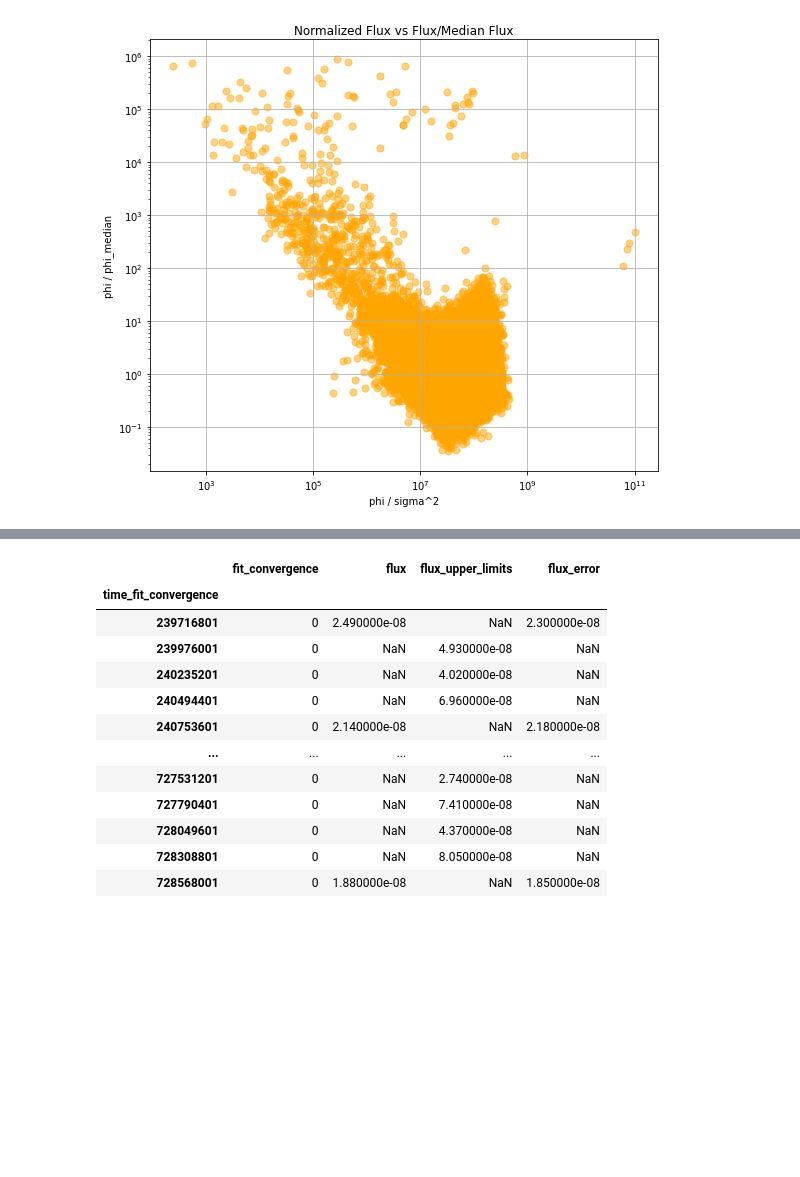
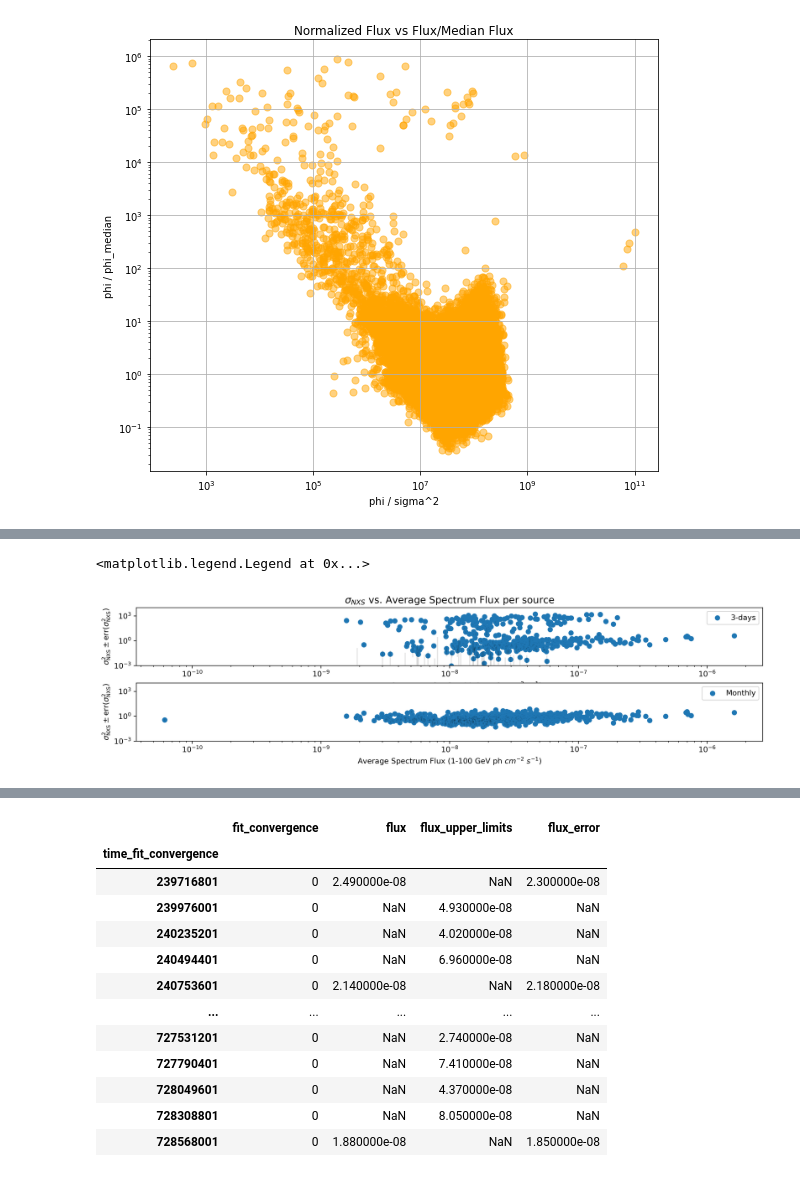
Before and after one commit to luanapassosreis/CTA_AGN_Pop_Variability, a Jupyter notebook: 4LAC_variability_analysis/analyze_4LAC_variability.ipynb, the cells around one changed output, grey strips where cells are left out. Cells and saved outputs as stored; diff of their text form; code cells hidden in the pictures; blank space fills up the shorter version.

```diff
--- a/4LAC_variability_analysis/analyze_4LAC_variability.ipynb
+++ b/4LAC_variability_analysis/analyze_4LAC_variability.ipynb
@@ -875,0 +1094,69 @@ plt.show()
+# %%
+grid = plt.GridSpec(4, 1, wspace=0.4, hspace=0.3)
+
+plt.figure(figsize=(15,7), dpi=300)
+
+
+plt.subplot(grid[0, 0])
+
+plt.scatter(selected_table_3days['Spectrum_Flux_Estimated'], selected_table_3days['Norm_Excess_Variance_Estimated'], label = '3-days')
+plt.errorbar(selected_table_3days['Spectrum_Flux_Estimated'], selected_table_3days['Norm_Excess_Variance_Estimated'], yerr = selected_table_3days['Unc_Norm_Excess_Variance_Estimated'], xerr = None, ls='none', ecolor = 'black', alpha = 0.1)
+
+plt.xscale('log')
+plt.yscale('log')
+# plt.xlim(1e-11,1e-3)
+plt.ylim(1e-3,1e4)
+plt.title('$\sigma_{NXS}$ vs. Average Spectrum Flux per source', fontsize=13)
+plt.ylabel('$\sigma_{\mathrm{NXS}}^{2} \pm \mathrm{err}(\sigma_{\mathrm{NXS}}^{2})$', fontsize=10)
+plt.xlabel('Average Spectrum Flux (1-100 GeV ph $cm^{-2}$ $s^{-1}$)', fontsize=10)
+plt.legend()
+
+
+
+
+plt.subplot(grid[1, 0])
+
+# # plt.scatter(selected_table_3days['Spectrum_Flux_Estimated'], selected_table_3days['Norm_Excess_Variance_Estimated'], label = '3-days')
+# # plt.errorbar(selected_table_3days['Spectrum_Flux_Estimated'], selected_table_3days['Norm_Excess_Variance_Estimated'], yerr = selected_table_3days['Unc_Norm_Excess_Variance_Estimated'], xerr = None, ls='none', ecolor = 'black', alpha = 0.1)
+
+# plt.scatter(spectrum_flux_weekly_Flux1000['Spectrum_Flux'], df_fvar_persource_weekly['Frac_Variability'], label = 'Weekly')
+# # plt.errorbar(spectrum_flux_weekly_Flux1000['Spectrum_Flux'], df_fvar_persource_weekly['Frac_Variability'], yerr = df_fvar_persource_weekly['Unc_Frac_Variability'], xerr = None, ls='none', ecolor = 'black', alpha = 0.1)
+# plt.xscale('log')
+# plt.xlim(1e-11,1e-3)
+# plt.ylim(-5,45)
+# plt.ylabel('F_var (%)', fontsize=10)
+# plt.xlabel('Average Spectrum Flux (1-100 GeV ph $cm^{-2}$ $s^{-1}$)', fontsize=10)
+# plt.legend()
+
+
+
+
+# plt.subplot(grid[2, 0])
+
+plt.scatter(selected_table_monthly['Spectrum_Flux_Estimated'], selected_table_monthly['Norm_Excess_Variance_Estimated'], label = 'Monthly')
+plt.errorbar(selected_table_monthly['Spectrum_Flux_Estimated'], selected_table_monthly['Norm_Excess_Variance_Estimated'], yerr = selected_table_monthly['Unc_Norm_Excess_Variance_Estimated'], xerr = None, ls='none', ecolor = 'black', alpha = 0.1)
+
+plt.xscale('log')
+plt.yscale('log')
+# plt.xlim(1e-11,1e-3)
+plt.ylim(1e-3,1e4)
+plt.ylabel('$\sigma_{\mathrm{NXS}}^{2} \pm \mathrm{err}(\sigma_{\mathrm{NXS}}^{2})$', fontsize=10)
+plt.xlabel('Average Spectrum Flux (1-100 GeV ph $cm^{-2}$ $s^{-1}$)', fontsize=10)
+plt.legend()
+
+
+
+
+# plt.subplot(grid[3, 0])
+
+# plt.scatter(spectrum_flux_yearly_Flux1000['Spectrum_Flux'], df_fvar_persource_yearly_with_UL_subset['Frac_Variability'], label = '*Yearly (Average Flux History)')
+# # plt.errorbar(spectrum_flux_yearly_Flux1000['Spectrum_Flux'], df_fvar_persource_yearly_with_UL_subset['Frac_Variability'], yerr = df_fvar_persource_yearly_with_UL_subset['Unc_Frac_Variability'], xerr = None, ls='none', ecolor = 'black', alpha = 0.1)
+# plt.xscale('log')
+# plt.xlim(1e-11,1e-3)
+# plt.ylim(-5,40)
+# plt.ylabel('$\sigma_{\mathrm{NXS}}^{2} \pm \mathrm{err}(\sigma_{\mathrm{NXS}}^{2})$ (3-day)', fontsize=10)
+# plt.xlabel('Average Spectrum Flux (1-100 GeV ph $cm^{-2}$ $s^{-1}$)', fontsize=10)
+# plt.legend()
+# %% [output]
+<matplotlib.legend.Legend at 0x...>
+[figure, added]
```
Also changed, not shown: parts of 13 cells of this notebook, 3 other files.
